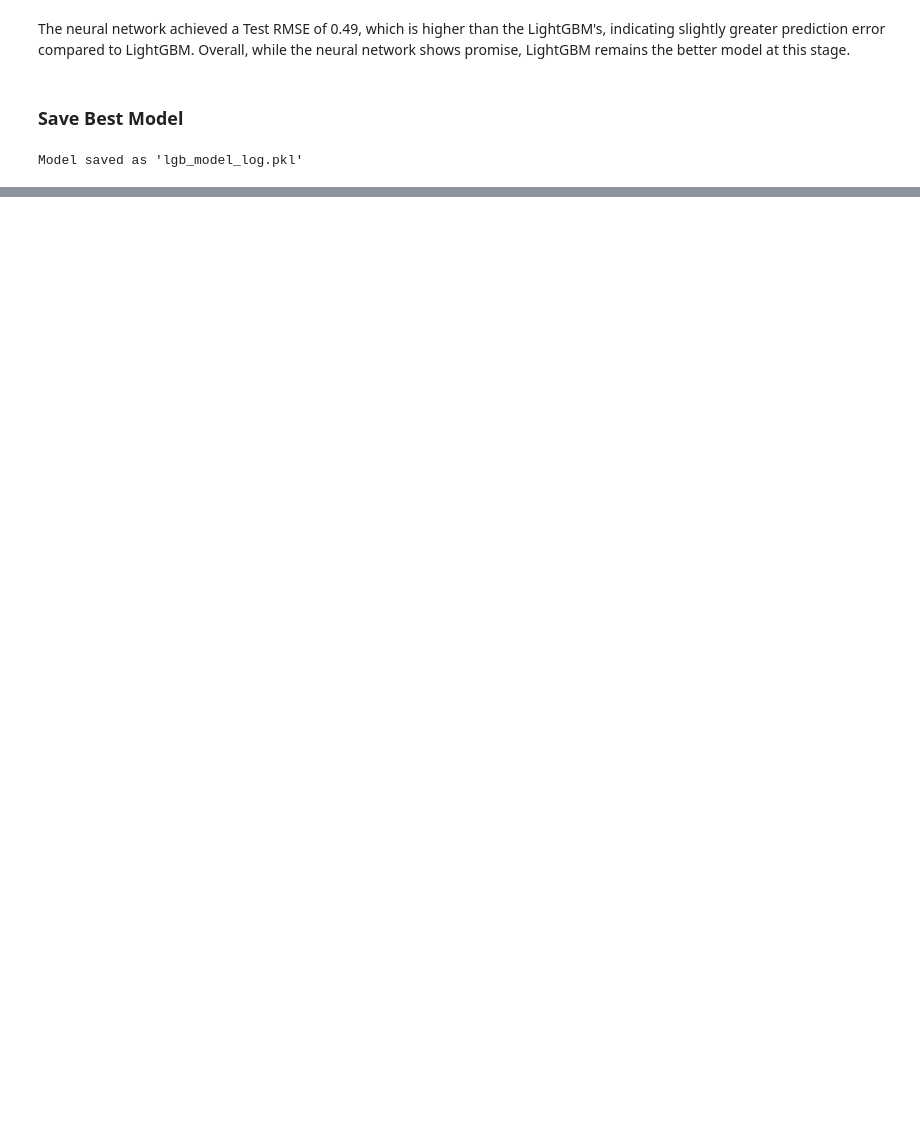
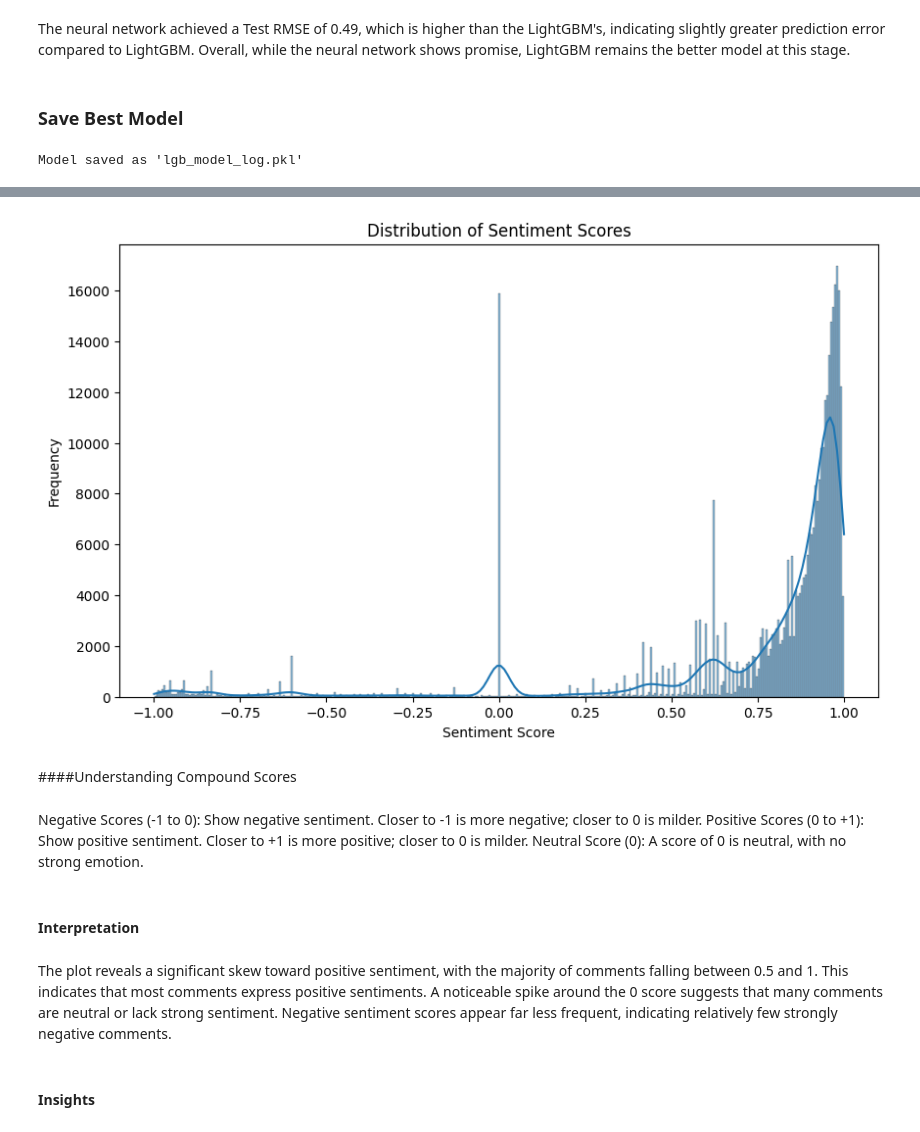
Before and after one commit to kev065/airbnb, a Jupyter notebook: notebook.ipynb, the cells around one changed output, grey strips where cells are left out. Cells and saved outputs as stored; diff of their text form; code cells hidden in the pictures; blank space fills up the shorter version.

```diff
--- a/notebook.ipynb
+++ b/notebook.ipynb
@@ -1300,0 +1336,8 @@ Model saved as 'lgb_model_log.pkl'
+# %%
+# initialize vader Sentiment Analyzer
+analyzer = SentimentIntensityAnalyzer()
+# %%
+# feature engineer and introduce a new column sentiment score
+capetown_airbnb_df['sentiment_score'] = capetown_airbnb_df['comments'].apply(lambda x: analyzer.polarity_scores(x)['compound'])
+
+capetown_airbnb_df.head(2)
@@ -1300,0 +1349,10 @@ Model saved as 'lgb_model_log.pkl'
+# %%
+# Feature engineer the sentiment score to classify positve and negative sentiment
+capetown_airbnb_df['sentiment'] = capetown_airbnb_df['sentiment_score'].apply(lambda x: 'positive' if x > 0 else 'negative')
+
+# top 10 listings with positive sentiment
+positive_listings = capetown_airbnb_df[capetown_airbnb_df['sentiment'] == 'positive'].sort_values(by='sentiment_score', ascending=False).head(10)
+
+# list the positive listings with their corresponding sentiment score
+for index, row in positive_listings.iterrows():
+    print(f"Listing ID: {row['id_x']}, Sentiment Score: {row['sentiment_score']}")
@@ -1300,0 +1370,20 @@ Model saved as 'lgb_model_log.pkl'
+# %%
+# check the distribution of sentiment scores
+plt.figure(figsize=(10, 6))
+sns.histplot(capetown_airbnb_df['sentiment_score'], kde=True)
+plt.title('Distribution of Sentiment Scores')
+plt.xlabel('Sentiment Score')
+plt.ylabel('Frequency')
+plt.show()
+# %% [output]
+[figure, added]
+# %% [markdown]
+####Understanding Compound Scores
+# %% [markdown]
+Negative Scores (-1 to 0): Show negative sentiment. Closer to -1 is more negative; closer to 0 is milder. Positive Scores (0 to +1): Show positive sentiment. Closer to +1 is more positive; closer to 0 is milder. Neutral Score (0): A score of 0 is neutral, with no strong emotion.
+# %% [markdown]
+#### Interpretation
+# %% [markdown]
+The plot reveals a significant skew toward positive sentiment, with the majority of comments falling between 0.5 and 1. This indicates that most comments express positive sentiments. A noticeable spike around the 0 score suggests that many comments are neutral or lack strong sentiment. Negative sentiment scores appear far less frequent, indicating relatively few strongly negative comments.
+# %% [markdown]
+#### Insights
```
Also changed, not shown: parts of 42 cells of this notebook.
